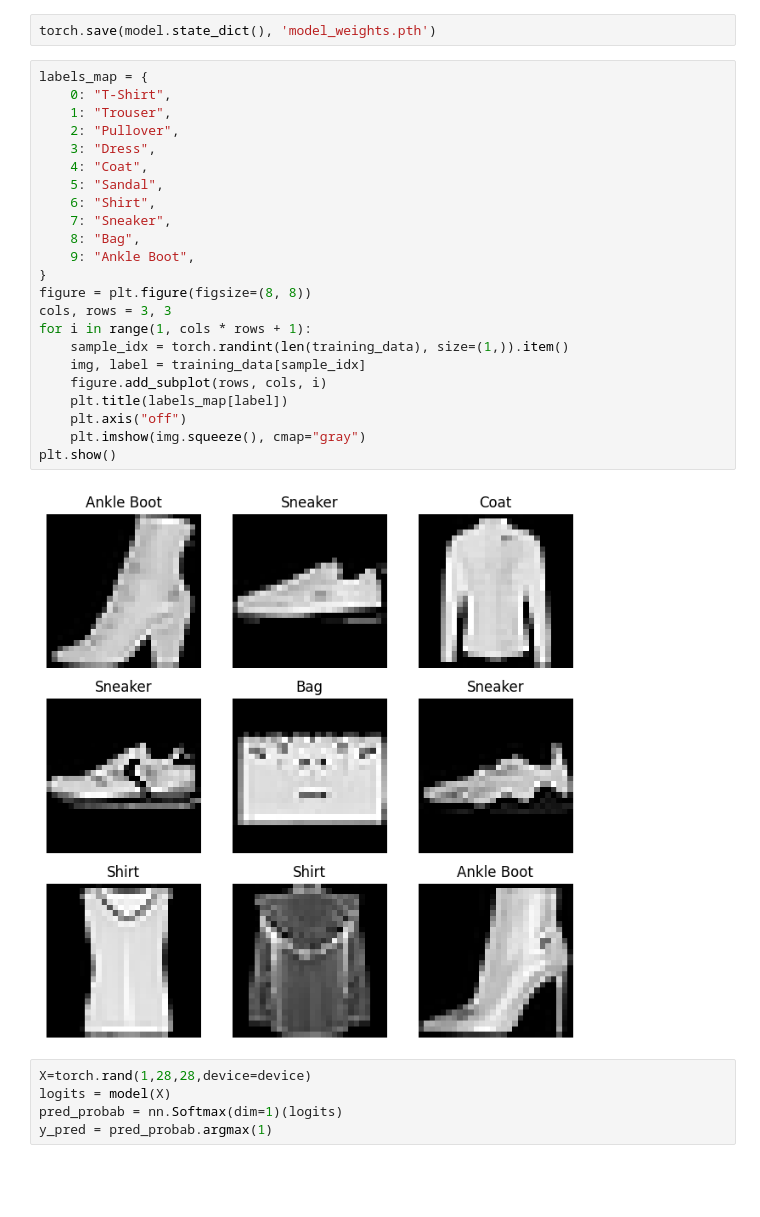
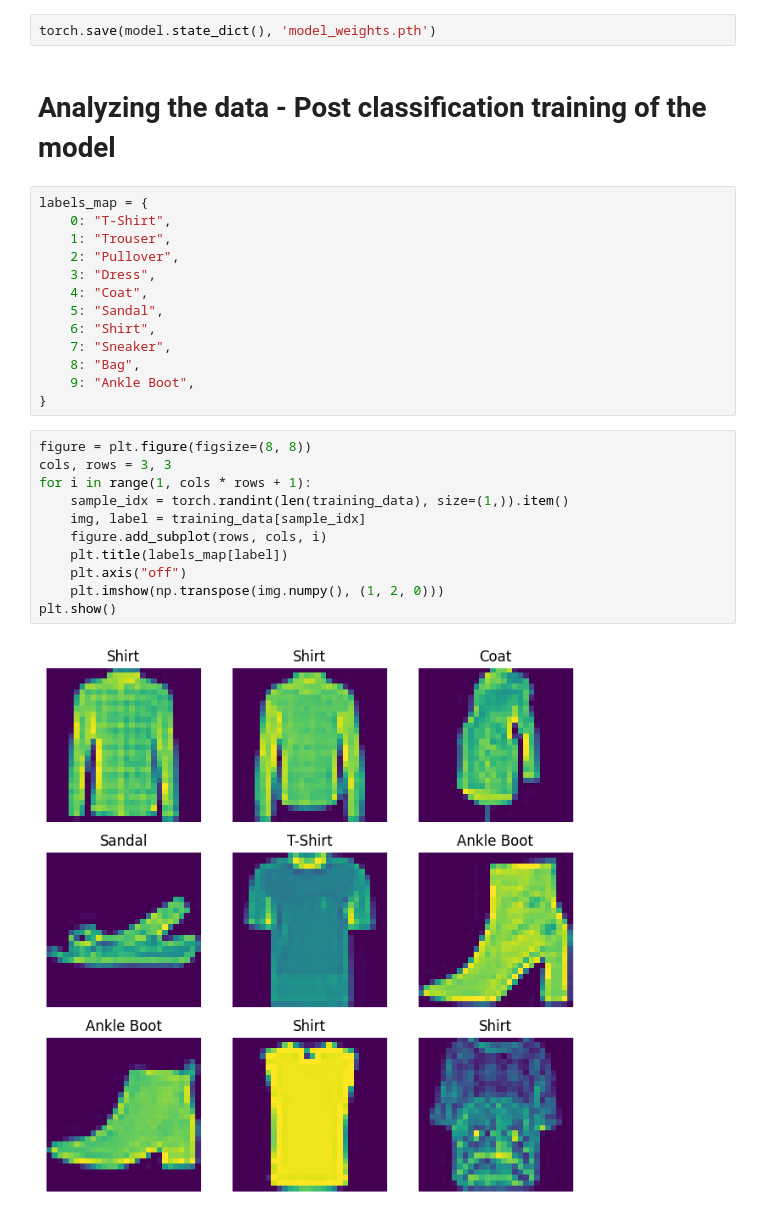
Before and after one commit to namita0210/Fashion-Image-CLassification, a Jupyter notebook: Fashion_Image_Classification.ipynb, the cells around one changed output. Drawn from its saved outputs; the diff is of its cells as text; blank space fills up the shorter version.

```diff
--- a/Fashion_Image_Classification.ipynb
+++ b/Fashion_Image_Classification.ipynb
@@ -163,33 +164,31 @@ Done!
 # Save the model
 # %%
 torch.save(model.state_dict(), 'model_weights.pth')
+# %% [markdown]
+# Analyzing the data - Post classification training of the model
+# %%
+labels_map = {
+    0: "T-Shirt",
+    1: "Trouser",
+    2: "Pullover",
+    3: "Dress",
+    4: "Coat",
+    5: "Sandal",
+    6: "Shirt",
+    7: "Sneaker",
+    8: "Bag",
+    9: "Ankle Boot",
+}
 # %%
-labels_map = {
-    0: "T-Shirt",
-    1: "Trouser",
-    2: "Pullover",
-    3: "Dress",
-    4: "Coat",
-    5: "Sandal",
-    6: "Shirt",
-    7: "Sneaker",
-    8: "Bag",
-    9: "Ankle Boot",
-}
 figure = plt.figure(figsize=(8, 8))
 cols, rows = 3, 3
 for i in range(1, cols * rows + 1):
     sample_idx = torch.randint(len(training_data), size=(1,)).item()
     img, label = training_data[sample_idx]
     figure.add_subplot(rows, cols, i)
     plt.title(labels_map[label])
     plt.axis("off")
-    plt.imshow(img.squeeze(), cmap="gray")
+    plt.imshow(np.transpose(img.numpy(), (1, 2, 0)))
 plt.show()
 # %% [output]
-[figure, old version]
+[figure, new version]
-# %%
-X=torch.rand(1,28,28,device=device)
-logits = model(X)
-pred_probab = nn.Softmax(dim=1)(logits)
-y_pred = pred_probab.argmax(1)
```
Also changed, not shown: parts of 19 cells of this notebook.
